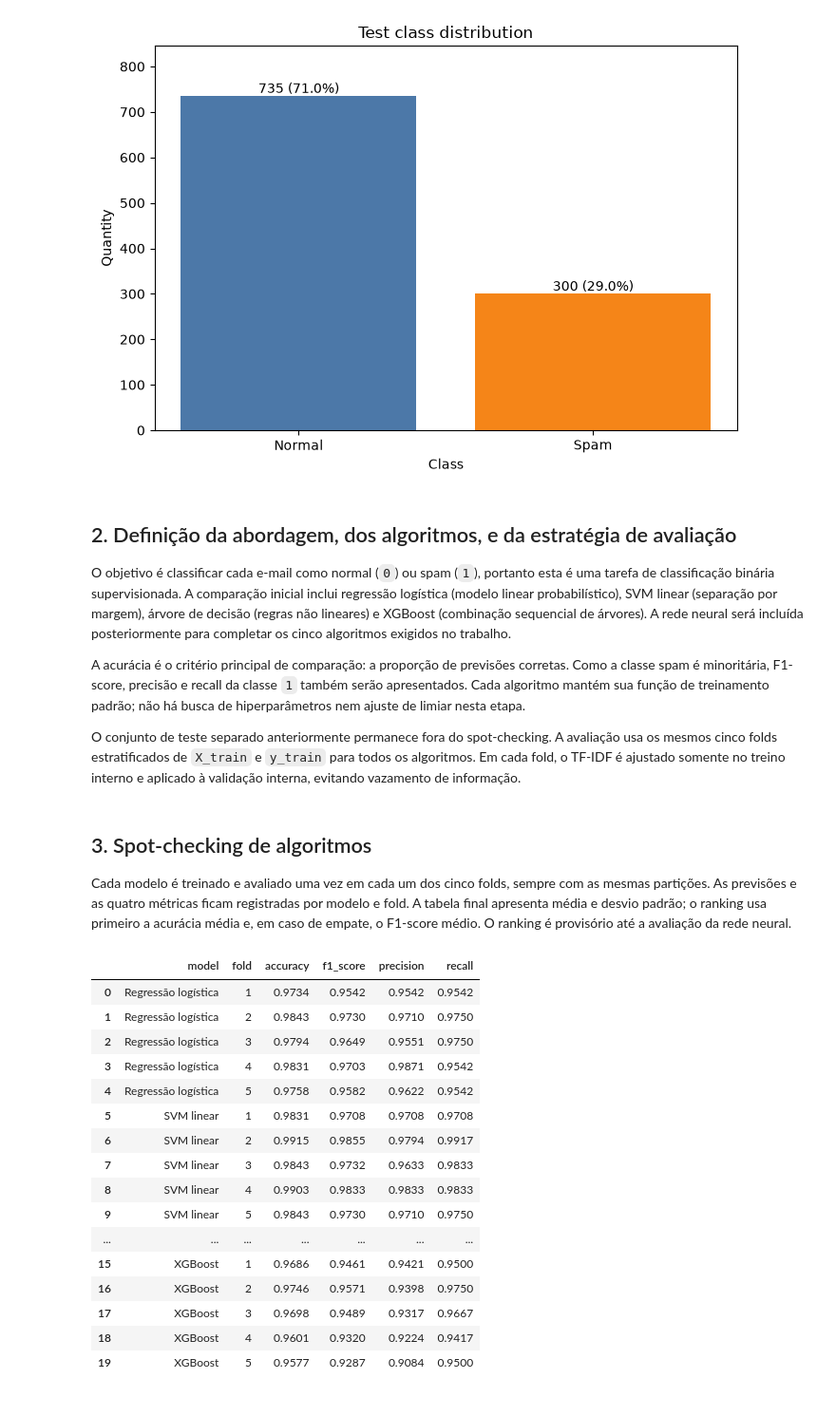
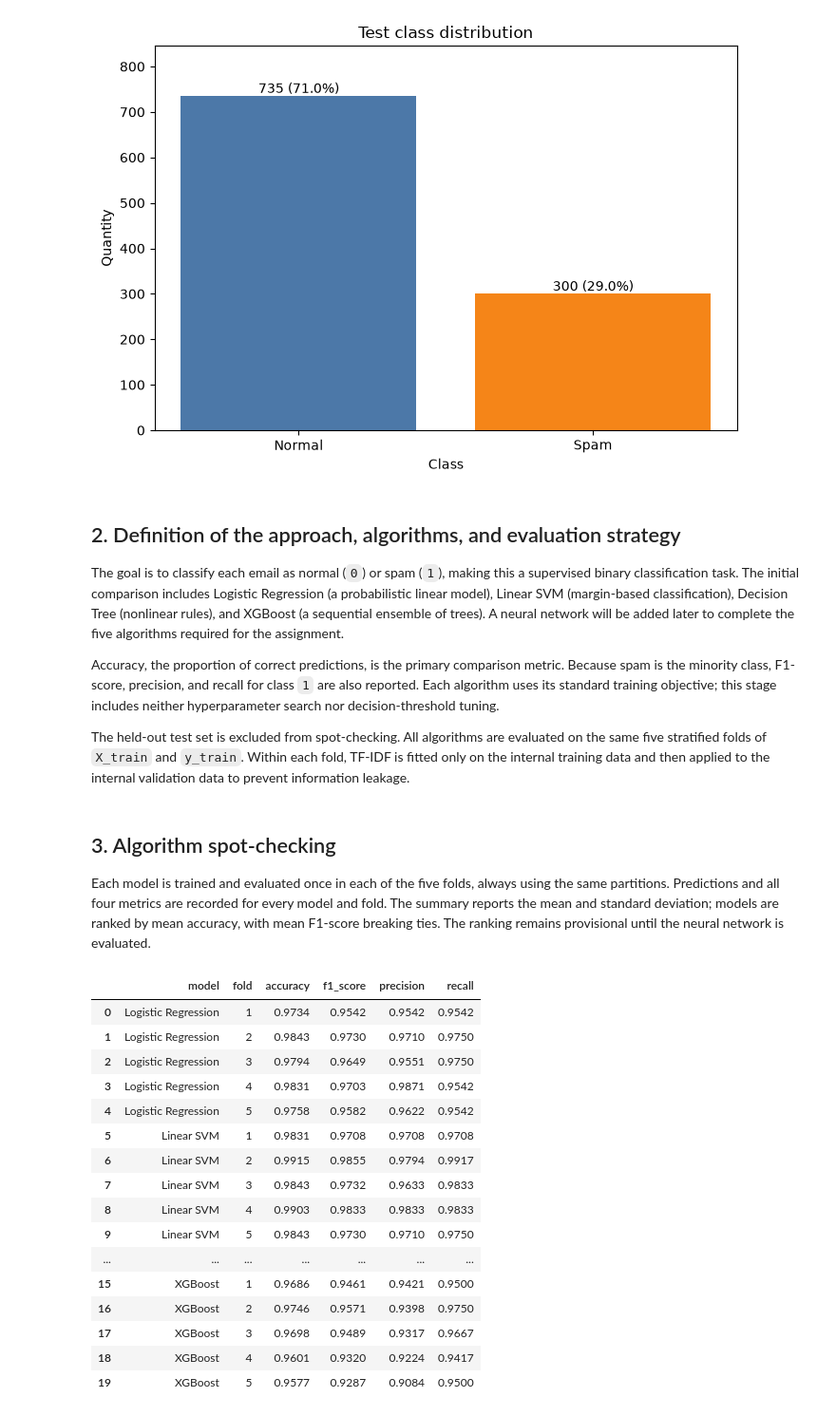
Before and after one commit to joaosuwa/spam-detection-model-comparison, a Jupyter notebook: src/spam-detection.ipynb, the cells around one changed output. Shown at 95% size. Cells and saved outputs as stored; diff of their text form; code cells hidden in the pictures.

```diff
--- a/src/spam-detection.ipynb
+++ b/src/spam-detection.ipynb
@@ -263,13 +260,13 @@ plot_class_distribution(y_test, TARGET, ['Normal', 'Spam'],
 [figure]
 [figure]
 # %% [markdown]
-## 2. Definição da abordagem, dos algoritmos, e da estratégia de avaliação
+## 2. Definition of the approach, algorithms, and evaluation strategy
 
-O objetivo é classificar cada e-mail como normal (`0`) ou spam (`1`), portanto esta é uma tarefa de classificação binária supervisionada. A comparação inicial inclui regressão logística (modelo linear probabilístico), SVM linear (separação por margem), árvore de decisão (regras não lineares) e XGBoost (combinação sequencial de árvores). A rede neural será incluída posteriormente para completar os cinco algoritmos exigidos no trabalho.
+The goal is to classify each email as normal (`0`) or spam (`1`), making this a supervised binary classification task. The initial comparison includes Logistic Regression (a probabilistic linear model), Linear SVM (margin-based classification), Decision Tree (nonlinear rules), and XGBoost (a sequential ensemble of trees). A neural network will be added later to complete the five algorithms required for the assignment.
 
-A acurácia é o critério principal de comparação: a proporção de previsões corretas. Como a classe spam é minoritária, F1-score, precisão e recall da classe `1` também serão apresentados. Cada algoritmo mantém sua função de treinamento padrão; não há busca de hiperparâmetros nem ajuste de limiar nesta etapa.
+Accuracy, the proportion of correct predictions, is the primary comparison metric. Because spam is the minority class, F1-score, precision, and recall for class `1` are also reported. Each algorithm uses its standard training objective; this stage includes neither hyperparameter search nor decision-threshold tuning.
 
-O conjunto de teste separado anteriormente permanece fora do spot-checking. A avaliação usa os mesmos cinco folds estratificados de `X_train` e `y_train` para todos os algoritmos. Em cada fold, o TF-IDF é ajustado somente no treino interno e aplicado à validação interna, evitando vazamento de informação.
+The held-out test set is excluded from spot-checking. All algorithms are evaluated on the same five stratified folds of `X_train` and `y_train`. Within each fold, TF-IDF is fitted only on the internal training data and then applied to the internal validation data to prevent information leakage.
 # %%
 from sklearn.metrics import accuracy_score, f1_score, precision_score, recall_score
 
@@ -293,9 +290,9 @@ def calculate_recall(y_true, y_pred):
     """Return recall for spam (class 1)."""
     return recall_score(y_true, y_pred, pos_label=1, zero_division=0)
 # %% [markdown]
-## 3. Spot-checking de algoritmos
+## 3. Algorithm spot-checking
 
-Cada modelo é treinado e avaliado uma vez em cada um dos cinco folds, sempre com as mesmas partições. As previsões e as quatro métricas ficam registradas por modelo e fold. A tabela final apresenta média e desvio padrão; o ranking usa primeiro a acurácia média e, em caso de empate, o F1-score médio. O ranking é provisório até a avaliação da rede neural.
+Each model is trained and evaluated once in each of the five folds, always using the same partitions. Predictions and all four metrics are recorded for every model and fold. The summary reports the mean and standard deviation; models are ranked by mean accuracy, with mean F1-score breaking ties. The ranking remains provisional until the neural network is evaluated.
 # %%
 from sklearn.linear_model import LogisticRegression
 from sklearn.svm import LinearSVC
@@ -303,49 +300,49 @@ from sklearn.tree import DecisionTreeClassifier
 from xgboost import XGBClassifier
 
 models = {
-    "Regressão logística": LogisticRegression(max_iter=1000, random_state=42),
-    "SVM linear": LinearSVC(random_state=42),
-    "Árvore de decisão": DecisionTreeClassifier(random_state=42),
+    "Logistic Regression": LogisticRegression(max_iter=1000, random_state=42),
+    "Linear SVM": LinearSVC(random_state=42),
+    "Decision Tree": DecisionTreeClassifier(random_state=42),
     "XGBoost": XGBClassifier(
         objective="binary:logistic", tree_method="hist", random_state=42, n_jobs=1
     ),
 }
 
 fold_results = []
 fold_predictions = {}
 for model_name, model_template in models.items():
     for fold in fold_data:
         model = clone(model_template)
         model.fit(fold["X_train"], fold["y_train"])
         predictions = model.predict(fold["X_validation"])
         y_true = fold["y_validation"]
 
         fold_predictions[(model_name, fold["fold"])] = pd.DataFrame(
             {"y_true": y_true, "y_pred": predictions}, index=y_true.index
         )
         fold_results.append({
             "model": model_name,
             "fold": fold["fold"],
             "accuracy": calculate_accuracy(y_true, predictions),
             "f1_score": calculate_f1_score(y_true, predictions),
             "precision": calculate_precision(y_true, predictions),
             "recall": calculate_recall(y_true, predictions),
         })
 
 results_by_fold = pd.DataFrame(fold_results)
 display(results_by_fold.round(4))
 # %% [output]
 |  | model | fold | accuracy | f1_score | precision | recall |
-| 0 | Regressão logística | 1 | 0.9734 | 0.9542 | 0.9542 | 0.9542 |
-| 1 | Regressão logística | 2 | 0.9843 | 0.9730 | 0.9710 | 0.9750 |
-| 2 | Regressão logística | 3 | 0.9794 | 0.9649 | 0.9551 | 0.9750 |
-| 3 | Regressão logística | 4 | 0.9831 | 0.9703 | 0.9871 | 0.9542 |
-| 4 | Regressão logística | 5 | 0.9758 | 0.9582 | 0.9622 | 0.9542 |
-| 5 | SVM linear | 1 | 0.9831 | 0.9708 | 0.9708 | 0.9708 |
-| 6 | SVM linear | 2 | 0.9915 | 0.9855 | 0.9794 | 0.9917 |
-| 7 | SVM linear | 3 | 0.9843 | 0.9732 | 0.9633 | 0.9833 |
-| 8 | SVM linear | 4 | 0.9903 | 0.9833 | 0.9833 | 0.9833 |
-| 9 | SVM linear | 5 | 0.9843 | 0.9730 | 0.9710 | 0.9750 |
+| 0 | Logistic Regression | 1 | 0.9734 | 0.9542 | 0.9542 | 0.9542 |
+| 1 | Logistic Regression | 2 | 0.9843 | 0.9730 | 0.9710 | 0.9750 |
+| 2 | Logistic Regression | 3 | 0.9794 | 0.9649 | 0.9551 | 0.9750 |
+| 3 | Logistic Regression | 4 | 0.9831 | 0.9703 | 0.9871 | 0.9542 |
+| 4 | Logistic Regression | 5 | 0.9758 | 0.9582 | 0.9622 | 0.9542 |
+| 5 | Linear SVM | 1 | 0.9831 | 0.9708 | 0.9708 | 0.9708 |
+| 6 | Linear SVM | 2 | 0.9915 | 0.9855 | 0.9794 | 0.9917 |
+| 7 | Linear SVM | 3 | 0.9843 | 0.9732 | 0.9633 | 0.9833 |
+| 8 | Linear SVM | 4 | 0.9903 | 0.9833 | 0.9833 | 0.9833 |
+| 9 | Linear SVM | 5 | 0.9843 | 0.9730 | 0.9710 | 0.9750 |
 | ... | ... | ... | ... | ... | ... | ... |
 | 15 | XGBoost | 1 | 0.9686 | 0.9461 | 0.9421 | 0.9500 |
 | 16 | XGBoost | 2 | 0.9746 | 0.9571 | 0.9398 | 0.9750 |
```
Also changed, not shown: parts of 6 cells of this notebook.
